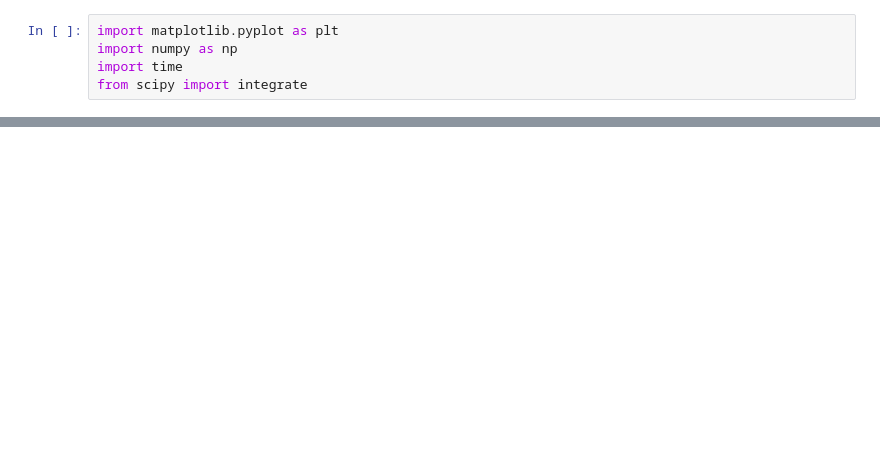
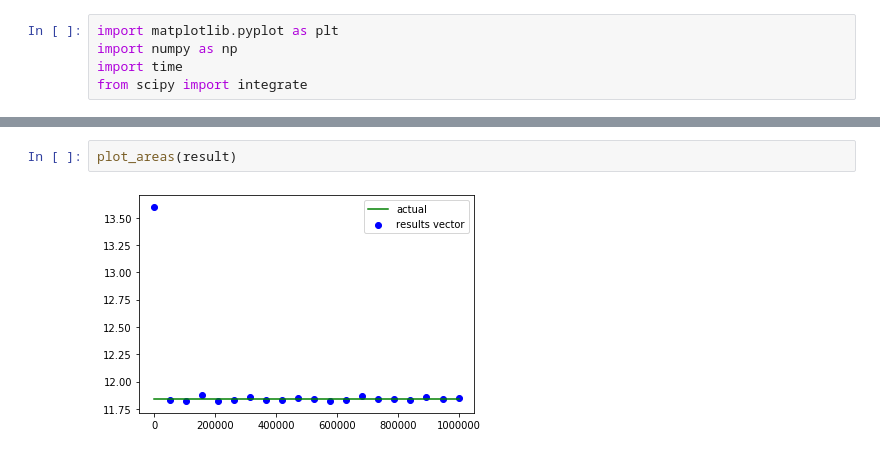
Before and after one commit to GuillermoOvejeroSanchez/Aprendizaje-Automatico, a Jupyter notebook: Vectorizacion.ipynb, the cells around one changed output, grey strips where cells are left out. Drawn from its saved outputs; the diff is of its cells as text; blank space fills up the shorter version.

```diff
--- a/Vectorizacion.ipynb
+++ b/Vectorizacion.ipynb
@@ -111,0 +157,4 @@ compara_tiempos(f,a,b)
+# %%
+plot_areas(result)
+# %% [output]
+[figure, added]
```
Also changed, not shown: parts of 11 cells of this notebook, 2 other files.
